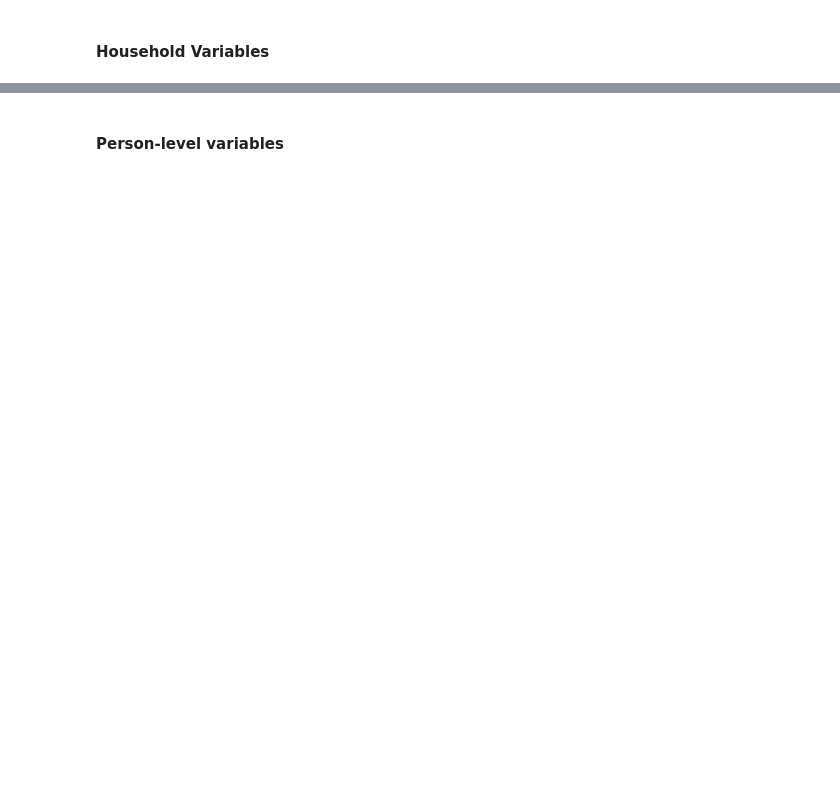
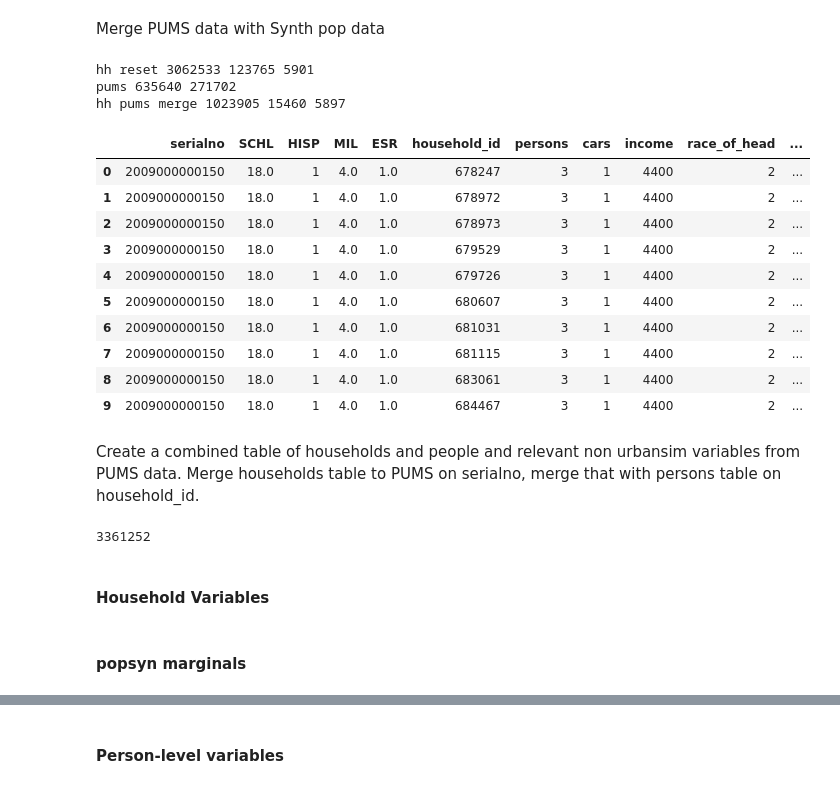
Before and after one commit to ual/ual_model_workspace, a Jupyter notebook: spring-2019-models/notebooks-amelia/urbansim to polaris data.ipynb, the cells around one changed output, grey strips where cells are left out. Cells and saved outputs as stored; diff of their text form; code cells hidden in the pictures; blank space fills up the shorter version.

```diff
--- a/spring-2019-models/notebooks-amelia/urbansim to polaris data.ipynb
+++ b/spring-2019-models/notebooks-amelia/urbansim to polaris data.ipynb
@@ -37,0 +23,4 @@ households = store['households']
+# %%
+c = Census('181ed8c64531c167176365d52ac460d969d54cf2')
+pop = c.download_population_pums('17')
+pop.head()
@@ -37,0 +35,2 @@ households = store['households']
+# %%
+pums_relevant = pop[["serialno", 'SCHL', 'HISP', "MIL", "ESR"]]
@@ -37,0 +39,8 @@ households = store['households']
+# %%
+store = pd.HDFStore('/home/amelia/ual_model_workspace/model_data.h5') #sometimes doesnt work with a relative file path
+households = store['households']
+households.index.name = 'household_id'
+households_reset = households.reset_index()
+households_reset["block_id"] = households_reset["block_id"].astype(str)
+households_reset["block_id"] = households_reset["block_id"].str[:12] #take the first 11 digits of the FIPS to get the block group
+households_reset.head()
@@ -48,2 +68,34 @@ jobs_reset = jobs.reset_index()
+# %% [markdown]
+Merge PUMS data with Synth pop data
+# %%
+print("hh reset", len(households_reset), len(households_reset["serialno"].unique()), len(households_reset["block_id"].unique()))
+print("pums", len(pums_relevant), len(pums_relevant["serialno"].unique()))
+households_pums_merge = pd.merge(pums_relevant, households_reset, on='serialno')
+print("hh pums merge", len(households_pums_merge), len(households_pums_merge["serialno"].unique()), len(households_pums_merge["block_id"].unique()))
+households_pums_merge.head(10)
+# %% [output]
+hh reset 3062533 123765 5901
+pums 635640 271702
+hh pums merge 1023905 15460 5897
+|  | serialno | SCHL | HISP | MIL | ESR | household_id | persons | cars | income | race_of_head | ... |
+| 0 | 2009000000150 | 18.0 | 1 | 4.0 | 1.0 | 678247 | 3 | 1 | 4400 | 2 | ... |
+| 1 | 2009000000150 | 18.0 | 1 | 4.0 | 1.0 | 678972 | 3 | 1 | 4400 | 2 | ... |
+| 2 | 2009000000150 | 18.0 | 1 | 4.0 | 1.0 | 678973 | 3 | 1 | 4400 | 2 | ... |
+| 3 | 2009000000150 | 18.0 | 1 | 4.0 | 1.0 | 679529 | 3 | 1 | 4400 | 2 | ... |
+| 4 | 2009000000150 | 18.0 | 1 | 4.0 | 1.0 | 679726 | 3 | 1 | 4400 | 2 | ... |
+| 5 | 2009000000150 | 18.0 | 1 | 4.0 | 1.0 | 680607 | 3 | 1 | 4400 | 2 | ... |
+| 6 | 2009000000150 | 18.0 | 1 | 4.0 | 1.0 | 681031 | 3 | 1 | 4400 | 2 | ... |
+| 7 | 2009000000150 | 18.0 | 1 | 4.0 | 1.0 | 681115 | 3 | 1 | 4400 | 2 | ... |
+| 8 | 2009000000150 | 18.0 | 1 | 4.0 | 1.0 | 683061 | 3 | 1 | 4400 | 2 | ... |
+| 9 | 2009000000150 | 18.0 | 1 | 4.0 | 1.0 | 684467 | 3 | 1 | 4400 | 2 | ... |
+# %% [markdown]
+Create a combined table of households and people and relevant non urbansim variables from PUMS data. Merge households table to PUMS on serialno, merge that with persons table on household_id.
+# %%
+hh_person_pums = pd.merge(households_pums_merge, persons_reset, on='household_id')
+len(hh_person_pums)
+# %% [output]
+3361252
 # %% [markdown]
 #### Household Variables
+# %% [markdown]
+#### popsyn marginals
```
Also changed, not shown: parts of 57 cells of this notebook.
